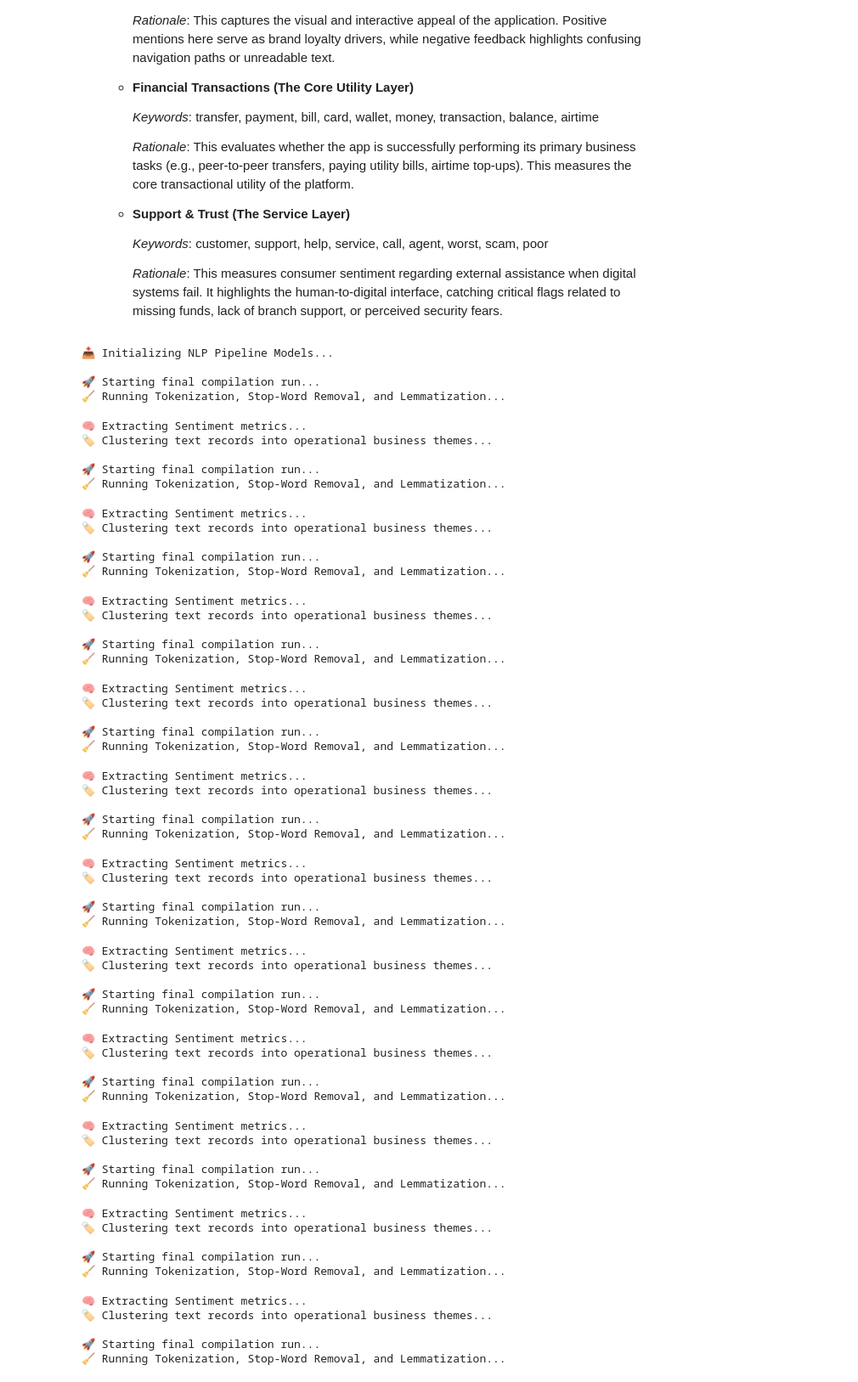
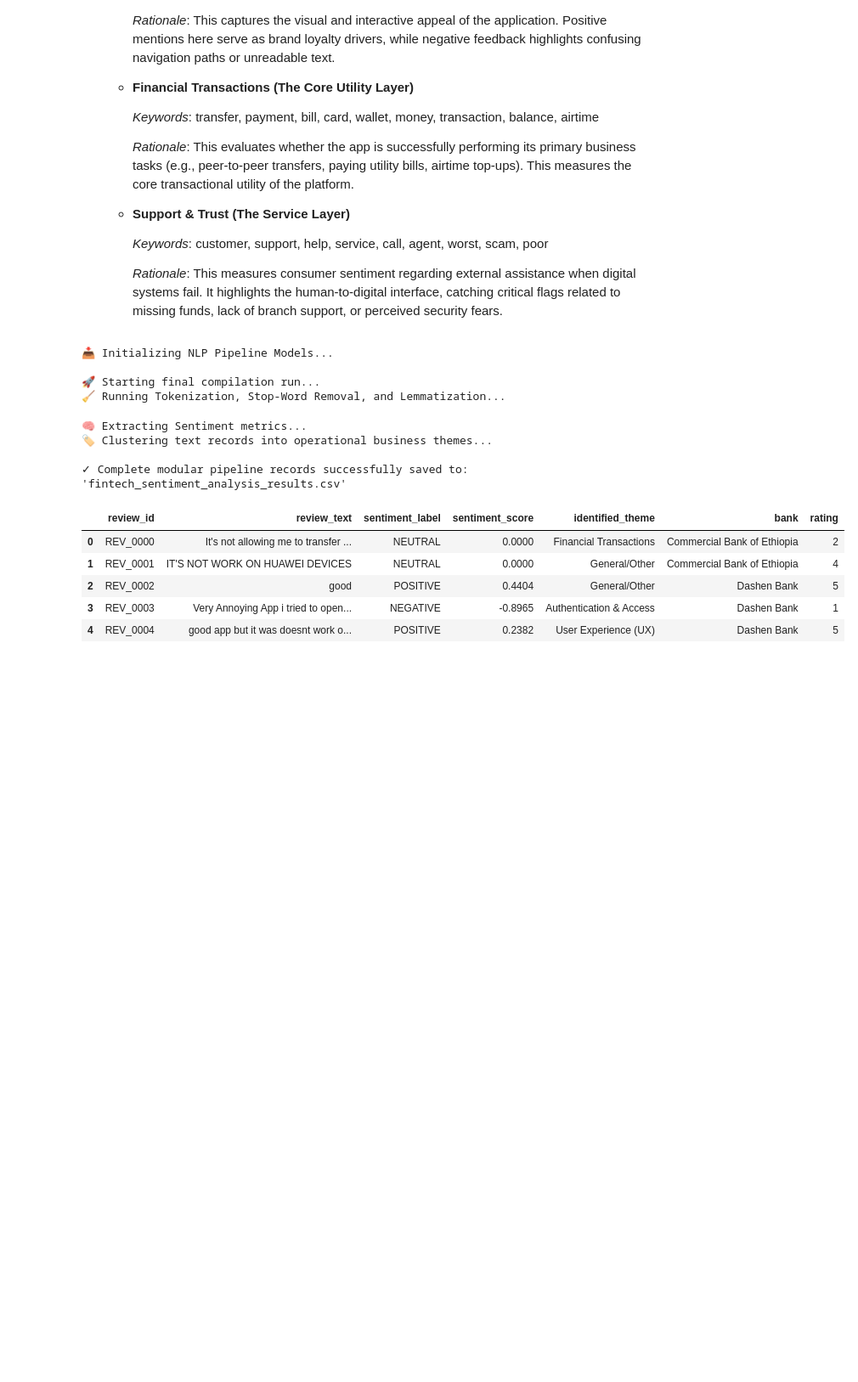
Before and after one commit to Elsh41/Fintech-Review-Analytics, a Jupyter notebook: notebooks/Sentiment_and_Thematic_Analysis.ipynb, the cells around one changed output. Shown at 85% size. Drawn from its saved outputs; the diff is of its cells as text; code cells hidden in the pictures; blank space fills up the shorter version.

Commit message:
Finalized task-2

```diff
--- a/notebooks/Sentiment_and_Thematic_Analysis.ipynb
+++ b/notebooks/Sentiment_and_Thematic_Analysis.ipynb
@@ -560,8 +560,6 @@ def run_final_pipeline(df_input, output_filepath):
         lambda s: 'POSITIVE' if s >= 0.05 else ('NEGATIVE' if s <= -0.05 else 'NEUTRAL')
     )
 
-    #df_pipeline['sentiment_label'] = df_pipeline['transformer_sentiment_label']
-    #df_pipeline['sentiment_score'] = df_pipeline['transformer_sentiment_score']
     df_pipeline['sentiment_score'] = df_pipeline['vader_compound']
 
     # C. Map Business Strategic Themes
@@ -570,86 +568,40 @@ def run_final_pipeline(df_input, output_filepath):
 
     # ----------------------------------------------------------------------
     # 4. STRUCTURED DATA EXPORT SECTION
     # ----------------------------------------------------------------------
-    # Map internal pipeline dataframe layout directly onto the explicit target schema requirements:
+    # Map internal pipeline dataframe layout directly onto your explicit target schema requirements:
     schema_mapping = {
         'review_id': 'review_id',
         'review': 'review_text',             # Maps raw text over for data traceability
         'sentiment_label': 'sentiment_label',
         'sentiment_score': 'sentiment_score',
         'identified_theme': 'identified_theme',
         'bank': 'bank',                       # Retained for cross-institution aggregation filtration
         'rating': 'rating'                    # Retained for downstream visualization checks
     }
 
     df_final = df_pipeline[list(schema_mapping.keys())].rename(columns=schema_mapping)
 
     # Write to Disk
-    #df_final.to_csv(output_filepath, index=False, encoding='utf-8')
-    run_final_pipeline(df_clean, 'data/processed/fintech_sentiment_analysis_results.csv')
-    print(f"\n✓ Complete modular pipeline records successfully saved.")
+    df_final.to_csv(output_filepath, index=False, encoding='utf-8')
+    print(f"\n✓ Complete modular pipeline records successfully saved to: '{output_filepath}'")
 
     return df_final.head()
 
 # Execute the modular block
 run_final_pipeline(df_clean, 'fintech_sentiment_analysis_results.csv')
 # %% [output]
 📥 Initializing NLP Pipeline Models...
 
 🚀 Starting final compilation run...
 🧹 Running Tokenization, Stop-Word Removal, and Lemmatization...
 🧠 Extracting Sentiment metrics...
 🏷️ Clustering text records into operational business themes...
 
-🚀 Starting final compilation run...
-🧹 Running Tokenization, Stop-Word Removal, and Lemmatization...
+✓ Complete modular pipeline records successfully saved to: 'fintech_sentiment_analysis_results.csv'
-🧠 Extracting Sentiment metrics...
-🏷️ Clustering text records into operational business themes...
-
-🚀 Starting final compilation run...
-🧹 Running Tokenization, Stop-Word Removal, and Lemmatization...
-🧠 Extracting Sentiment metrics...
-🏷️ Clustering text records into operational business themes...
-
-🚀 Starting final compilation run...
-🧹 Running Tokenization, Stop-Word Removal, and Lemmatization...
-🧠 Extracting Sentiment metrics...
-🏷️ Clustering text records into operational business themes...
-
-🚀 Starting final compilation run...
-🧹 Running Tokenization, Stop-Word Removal, and Lemmatization...
-🧠 Extracting Sentiment metrics...
-🏷️ Clustering text records into operational business themes...
-
-🚀 Starting final compilation run...
-🧹 Running Tokenization, Stop-Word Removal, and Lemmatization...
-🧠 Extracting Sentiment metrics...
-🏷️ Clustering text records into operational business themes...
-
-🚀 Starting final compilation run...
-🧹 Running Tokenization, Stop-Word Removal, and Lemmatization...
-🧠 Extracting Sentiment metrics...
-🏷️ Clustering text records into operational business themes...
-
-🚀 Starting final compilation run...
-🧹 Running Tokenization, Stop-Word Removal, and Lemmatization...
-🧠 Extracting Sentiment metrics...
-🏷️ Clustering text records into operational business themes...
-
-🚀 Starting final compilation run...
-🧹 Running Tokenization, Stop-Word Removal, and Lemmatization...
-🧠 Extracting Sentiment metrics...
-🏷️ Clustering text records into operational business themes...
-
-🚀 Starting final compilation run...
-🧹 Running Tokenization, Stop-Word Removal, and Lemmatization...
-🧠 Extracting Sentiment metrics...
-🏷️ Clustering text records into operational business themes...
-
-🚀 Starting final compilation run...
-🧹 Running Tokenization, Stop-Word Removal, and Lemmatization...
-🧠 Extracting Sentiment metrics...
-🏷️ Clustering text records into operational business themes...
-
-🚀 Starting final compilation run...
-🧹 Running Tokenization, Stop-Word Removal, and Lemmatization...
+|  | review_id | review_text | sentiment_label | sentiment_score | identified_theme | bank | rating |
+| 0 | REV_0000 | It's not allowing me to transfer ... | NEUTRAL | 0.0000 | Financial Transactions | Commercial Bank of Ethiopia | 2 |
+| 1 | REV_0001 | IT'S NOT WORK ON HUAWEI DEVICES | NEUTRAL | 0.0000 | General/Other | Commercial Bank of Ethiopia | 4 |
+| 2 | REV_0002 | good | POSITIVE | 0.4404 | General/Other | Dashen Bank | 5 |
+| 3 | REV_0003 | Very Annoying App i tried to open... | NEGATIVE | -0.8965 | Authentication & Access | Dashen Bank | 1 |
+| 4 | REV_0004 | good app but it was doesnt work o... | POSITIVE | 0.2382 | User Experience (UX) | Dashen Bank | 5 |
```
